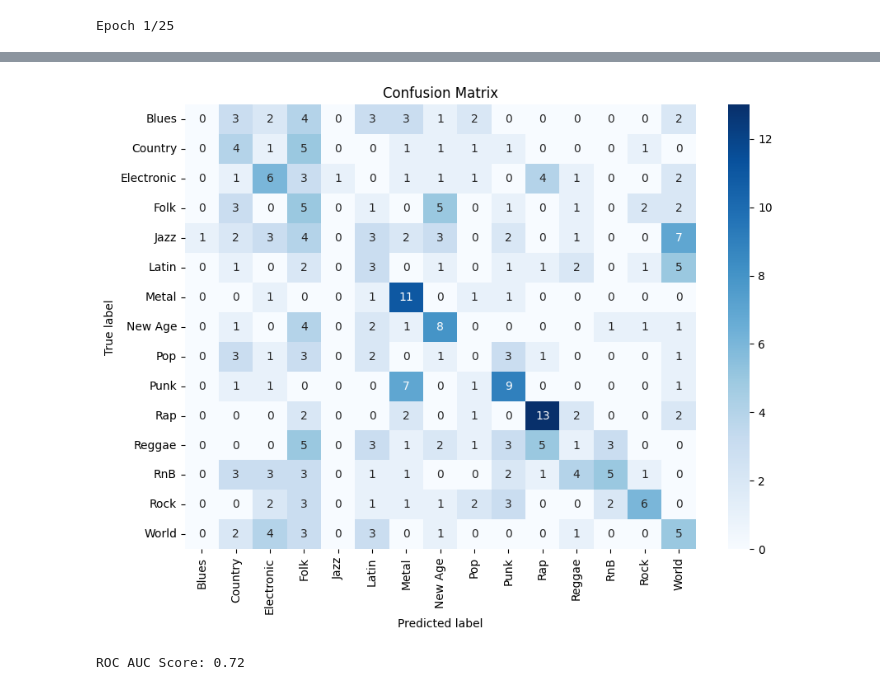
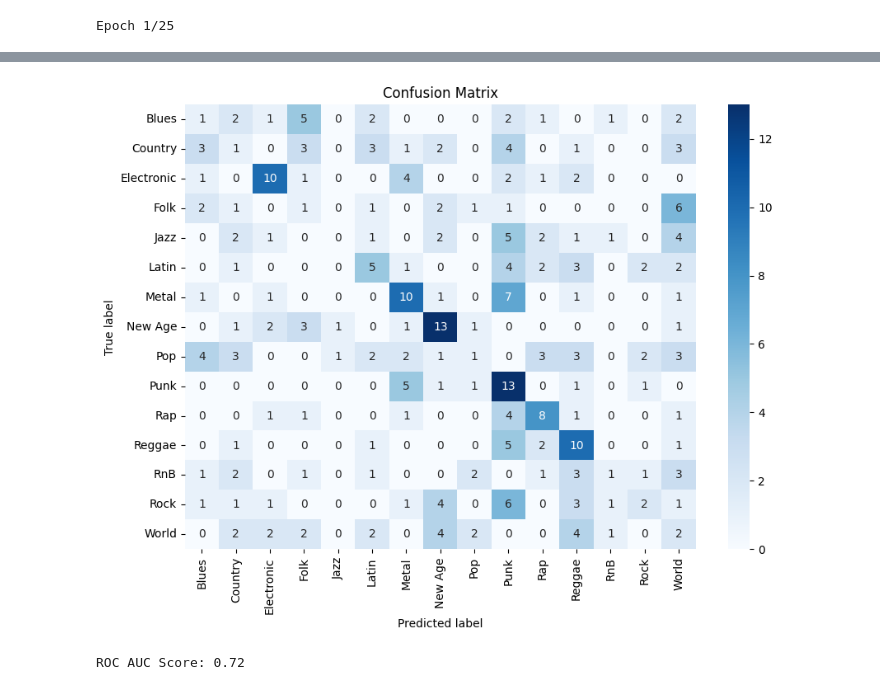
Before and after one commit to ReehalS/TeamTBD_SongClassifier, a Jupyter notebook: Models/models_Sandeep.ipynb, the cells around one changed output, grey strips where cells are left out. Cells and saved outputs as stored; diff of their text form; code cells hidden in the pictures.

```diff
--- a/Models/models_Sandeep.ipynb
+++ b/Models/models_Sandeep.ipynb
@@ -8,28 +216,30 @@ import numpy as np
 import seaborn as sns
 import matplotlib.pyplot as plt
 
-# Define the columns and output
-cols_numeric = ['chroma_stft_mean', 'chroma_stft_var', 'rms_mean', 'rms_var', 'spectral_centroid_mean', 'spectral_centroid_var', 'harmony_mean', 'perceptr_mean', 'tempo_x', 'duration_ms', 'energy', 'key', 'mode', 'speechiness', 'instrumentalness', 'liveness', 'valence', 'tempo_y', 'time_signature']
+# Load your data
+data = pd.read_csv('../GeneratedData/reducedData_with_energy_key.csv')
+
+# Define features and target
+cols_numeric =['key', 'mode', 'speechiness', 'acousticness', 'instrumentalness', 'liveness', 'valence', 'tempo_x', 'time_signature', 'chroma_stft_mean', 'chroma_stft_var', 'rms_var', 'spectral_centroid_mean', 'spectral_centroid_var', 'harmony_mean', 'perceptr_mean', 'tempo_y', 'mfcc1_variance', 'mfcc3_mean', 'mfcc3_variance', 'mfcc4_mean', 'mfcc4_variance', 'mfcc5_mean', 'mfcc6_mean', 'mfcc7_mean', 'mfcc8_mean', 'mfcc9_mean', 'mfcc10_mean', 'mfcc11_mean', 'mfcc12_mean', 'mfcc13_mean', 'mfcc14_mean', 'mfcc15_mean', 'mfcc16_mean', 'mfcc17_mean', 'mfcc18_mean', 'mfcc19_mean', 'mfcc20_mean']
 output_column = 'genre'
 
-# Load data
-data = pd.read_csv('../GeneratedData/reducedData.csv')
 X = data[cols_numeric]
 y = data[output_column]
 
-# Encode labels and scale features
+# Encode the target variable
 label_encoder = LabelEncoder()
 y_encoded = label_encoder.fit_transform(y)
 
+# Scale the features
 scaler = StandardScaler()
 X_scaled = scaler.fit_transform(X)
 
 # Split the dataset
-X_train, X_test, y_train, y_test = train_test_split(X_scaled, y_encoded, test_size=0.2, random_state=42)
+X_train_nn, X_test_nn, y_train_nn, y_test_nn = train_test_split(X_scaled, y_encoded, test_size=0.2, random_state=42)
 
 # Create and compile the model
-model = keras.Sequential([
-    keras.layers.Dense(128, input_shape=(X_train.shape[1],), activation='relu'),
+model_nn = keras.Sequential([
+    keras.layers.Dense(128, input_shape=(X_train_nn.shape[1],), activation='relu'),
     keras.layers.Dropout(0.2),
     keras.layers.Dense(128, activation='relu'),
     keras.layers.Dropout(0.2),
@@ -39,26 +249,26 @@ model = keras.Sequential([
     keras.layers.Dense(len(label_encoder.classes_), activation='softmax')  # Output layer for classification
 ])
 
-model.compile(optimizer='adam', loss='sparse_categorical_crossentropy', metrics=['accuracy'])
+model_nn.compile(optimizer='adam', loss='sparse_categorical_crossentropy', metrics=['accuracy'])
 
 # Train the model with early stopping
 early_stopping = keras.callbacks.EarlyStopping(monitor='val_loss', patience=10, restore_best_weights=True)
 
-history = model.fit(X_train, y_train, epochs=25, batch_size=32, validation_split=0.2, callbacks=[early_stopping])
+history = model_nn.fit(X_train_nn, y_train_nn, epochs=25, batch_size=32, validation_split=0.2, callbacks=[early_stopping])
 
 # Evaluate the model
-test_loss, test_accuracy = model.evaluate(X_test, y_test)
+test_loss, test_accuracy = model_nn.evaluate(X_test_nn, y_test_nn)
 print(f"Test Accuracy: {test_accuracy:.2f}")
 
 # Make predictions
-predictions = model.predict(X_test)
+predictions = model_nn.predict(X_test_nn)
 predicted_classes = predictions.argmax(axis=1)
 
 # Inverse transform predicted genres
 predicted_genres = label_encoder.inverse_transform(predicted_classes)
 
 # Calculate confusion matrix
-conf_matrix = confusion_matrix(y_test, predicted_classes)
+conf_matrix = confusion_matrix(y_test_nn, predicted_classes)
 print("Confusion Matrix:")
 print(conf_matrix)
 
@@ -75,7 +285,7 @@ plt.show()
 # Use the one-hot encoding for multi-class ROC AUC
 from sklearn.preprocessing import label_binarize
 
-y_test_binarized = label_binarize(y_test, classes=np.arange(len(label_encoder.classes_)))
+y_test_binarized = label_binarize(y_test_nn, classes=np.arange(len(label_encoder.classes_)))
 roc_auc = roc_auc_score(y_test_binarized, predictions, multi_class='ovr')
 print(f"ROC AUC Score: {roc_auc:.2f}")
 # %% [output]
@@ -100,2 +310,2 @@ Epoch 7/25
-[figure, old version]
+[figure, new version]
 ROC AUC Score: 0.72
```
Also changed, not shown: parts of 8 cells of this notebook.
